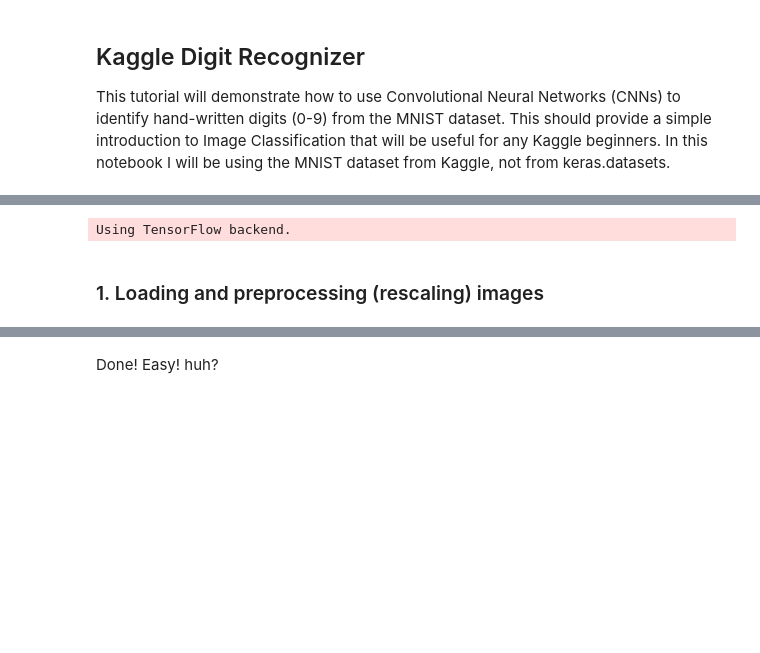
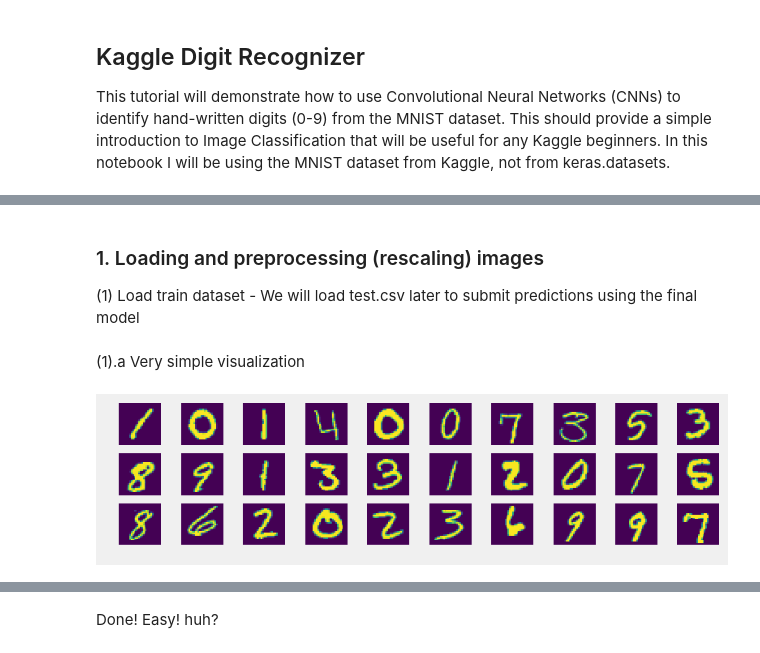
Before and after one commit to mihwa-han/Kaggle_Keras, a Jupyter notebook: mnist.ipynb, the cells around one changed output, grey strips where cells are left out. Cells and saved outputs as stored; diff of their text form; code cells hidden in the pictures; blank space fills up the shorter version.

```diff
--- a/mnist.ipynb
+++ b/mnist.ipynb
@@ -26,7 +26,16 @@ from keras.callbacks import EarlyStopping, ModelCheckpoint, ReduceLROnPlateau
 from keras.preprocessing.image import ImageDataGenerator
 import matplotlib.pyplot as plt
 from sklearn.metrics import accuracy_score, confusion_matrix, log_loss
+import matplotlib.style as style
+import cv2
+from tqdm import tqdm
+
+import warnings
+warnings.filterwarnings('ignore')
+
+#style.available
+style.use('fivethirtyeight')
-# %% [output]
-Using TensorFlow backend.
 # %% [markdown]
 ### 1. Loading and preprocessing (rescaling) images
+
+(1) Load train dataset - We will load test.csv later to submit predictions using the final model
@@ -43,0 +51,10 @@ y_train = np_utils.to_categorical(labels, num_classes)
+# %% [markdown]
+(1).a Very simple visualization
+# %%
+plt.figure(figsize=(12,3))
+for i in range(30):
+    plt.subplot(3,10,i+1)
+    plt.axis('off')
+    plt.imshow(train.values[i][1:].reshape(28,28))
+# %% [output]
+[figure, added]
```
Also changed, not shown: parts of 25 cells of this notebook.
